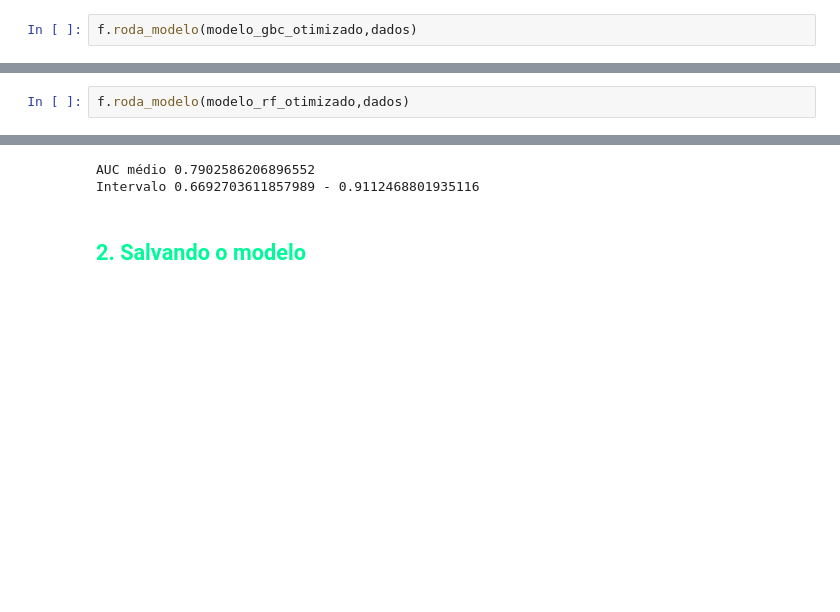
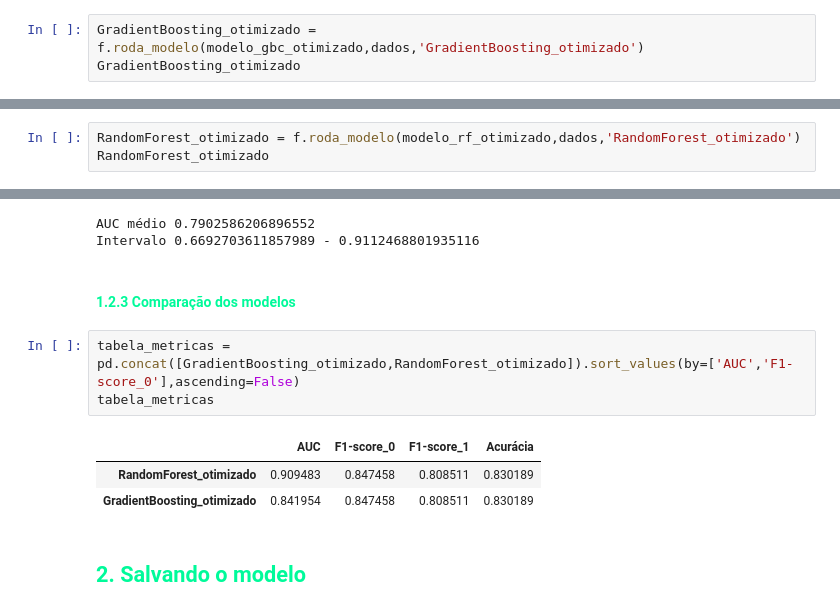
Before and after one commit to FranciscoFoz/Projeto_Final_Bootcamp_Data_Science_Alura, a Jupyter notebook: Notebooks/Desenvolvimento_do_modelo.ipynb, the cells around one changed output, grey strips where cells are left out. Drawn from its saved outputs; the diff is of its cells as text; blank space fills up the shorter version.

```diff
--- a/Notebooks/Desenvolvimento_do_modelo.ipynb
+++ b/Notebooks/Desenvolvimento_do_modelo.ipynb
@@ -245,5 +271,6 @@ modelo_gbc_otimizado = GradientBoostingClassifier(n_estimators=854,learning_rate
 # %% [markdown]
 Farei os testes novamente.
 # %%
-f.roda_modelo(modelo_gbc_otimizado,dados)
+GradientBoosting_otimizado = f.roda_modelo(modelo_gbc_otimizado,dados,'GradientBoosting_otimizado')
+GradientBoosting_otimizado
 # %% [output]
@@ -294,5 +312,6 @@ modelo_rf_otimizado = RandomForestClassifier(n_estimators=156,
 # %% [markdown]
 Farei os testes novamente.
 # %%
-f.roda_modelo(modelo_rf_otimizado,dados)
+RandomForest_otimizado = f.roda_modelo(modelo_rf_otimizado,dados,'RandomForest_otimizado')
+RandomForest_otimizado
 # %% [output]
@@ -316,6 +326,15 @@ f.roda_n_modelos(modelo_rf_otimizado,dados,50)
 # %% [output]
 AUC médio 0.7902586206896552
 Intervalo 0.6692703611857989 - 0.9112468801935116
+# %% [markdown]
+#### <font color= MediumSpringGreen> 1.2.3  Comparação dos modelos
+# %%
+tabela_metricas = pd.concat([GradientBoosting_otimizado,RandomForest_otimizado]).sort_values(by=['AUC','F1-score_0'],ascending=False)
+tabela_metricas
+# %% [output]
+|  | AUC | F1-score_0 | F1-score_1 | Acurácia |
+| RandomForest_otimizado | 0.909483 | 0.847458 | 0.808511 | 0.830189 |
+| GradientBoosting_otimizado | 0.841954 | 0.847458 | 0.808511 | 0.830189 |
 # %% [markdown]
 ## <font color= MediumSpringGreen> 2. Salvando o modelo
 # %% [markdown]
```
Also changed, not shown: parts of 18 cells of this notebook.
